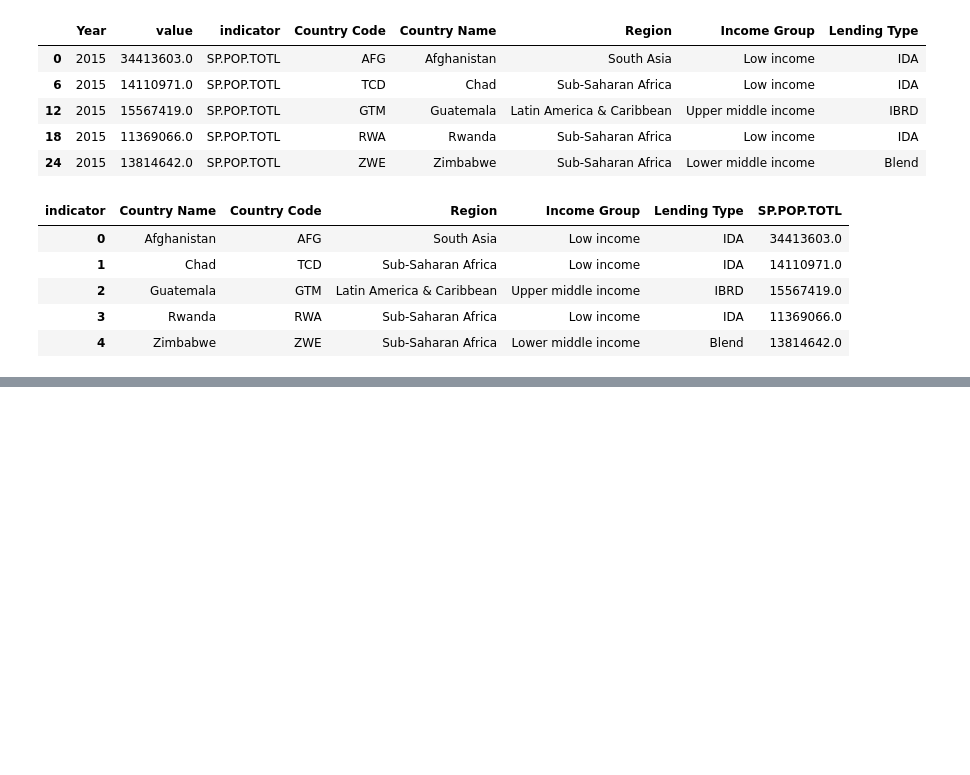
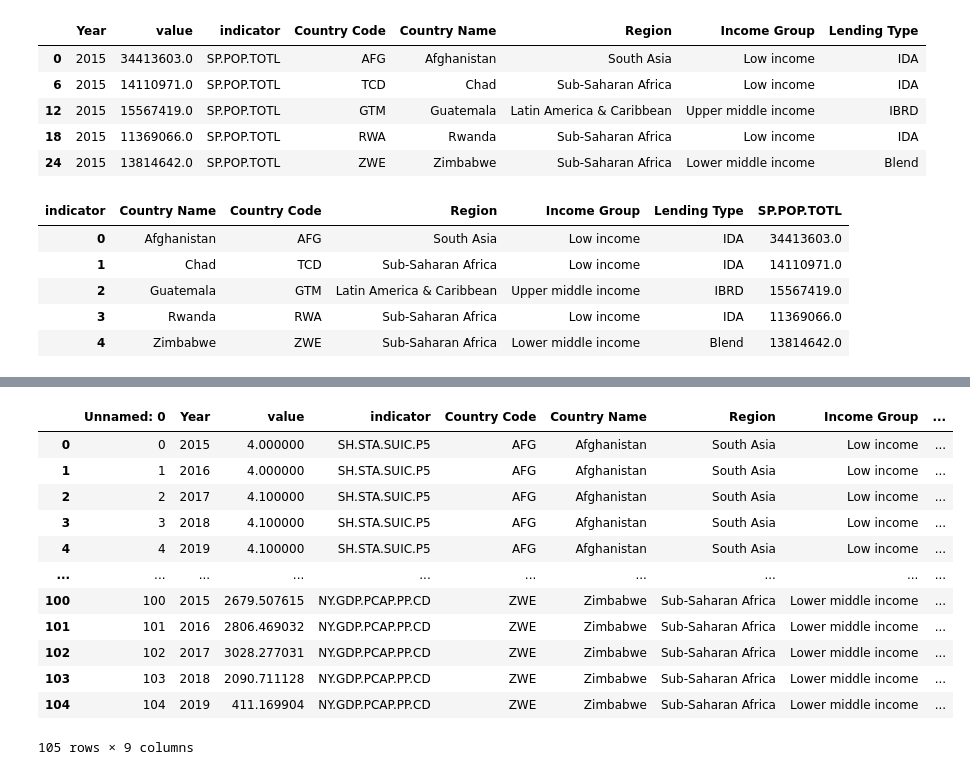
Before and after one commit to NihaRGali/data690_NihaGali, a Jupyter notebook: project_01/IndividualProject_B_Draft.ipynb, the cells around one changed output, grey strips where cells are left out. Drawn from its saved outputs; the diff is of its cells as text; code cells hidden in the pictures; blank space fills up the shorter version.

```diff
--- a/project_01/IndividualProject_B_Draft.ipynb
+++ b/project_01/IndividualProject_B_Draft.ipynb
@@ -274,3 +283,20 @@ fig.update_xaxes(categoryorder="total descending")
 fig.show()
 # %% [output]
 [interactive output not drawn]
+# %%
+df5=pd.read_csv("/content/wdi_data (8).csv")
+df5
+# %% [output]
+|  | Unnamed: 0 | Year | value | indicator | Country Code | Country Name | Region | Income Group | ... |
+| 0 | 0 | 2015 | 4.000000 | SH.STA.SUIC.P5 | AFG | Afghanistan | South Asia | Low income | ... |
+| 1 | 1 | 2016 | 4.000000 | SH.STA.SUIC.P5 | AFG | Afghanistan | South Asia | Low income | ... |
+| 2 | 2 | 2017 | 4.100000 | SH.STA.SUIC.P5 | AFG | Afghanistan | South Asia | Low income | ... |
+| 3 | 3 | 2018 | 4.100000 | SH.STA.SUIC.P5 | AFG | Afghanistan | South Asia | Low income | ... |
+| 4 | 4 | 2019 | 4.100000 | SH.STA.SUIC.P5 | AFG | Afghanistan | South Asia | Low income | ... |
+| ... | ... | ... | ... | ... | ... | ... | ... | ... | ... |
+| 100 | 100 | 2015 | 2679.507615 | NY.GDP.PCAP.PP.CD | ZWE | Zimbabwe | Sub-Saharan Africa | Lower middle income | ... |
+| 101 | 101 | 2016 | 2806.469032 | NY.GDP.PCAP.PP.CD | ZWE | Zimbabwe | Sub-Saharan Africa | Lower middle income | ... |
+| 102 | 102 | 2017 | 3028.277031 | NY.GDP.PCAP.PP.CD | ZWE | Zimbabwe | Sub-Saharan Africa | Lower middle income | ... |
+| 103 | 103 | 2018 | 2090.711128 | NY.GDP.PCAP.PP.CD | ZWE | Zimbabwe | Sub-Saharan Africa | Lower middle income | ... |
+| 104 | 104 | 2019 | 411.169904 | NY.GDP.PCAP.PP.CD | ZWE | Zimbabwe | Sub-Saharan Africa | Lower middle income | ... |
+105 rows × 9 columns
```
Also changed, not shown: parts of 8 cells of this notebook.
